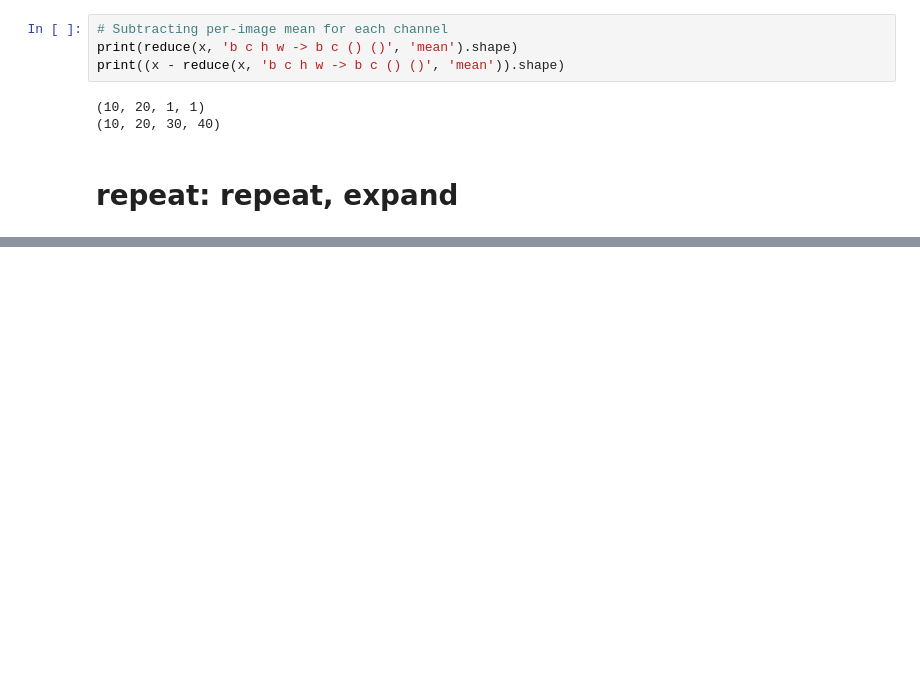
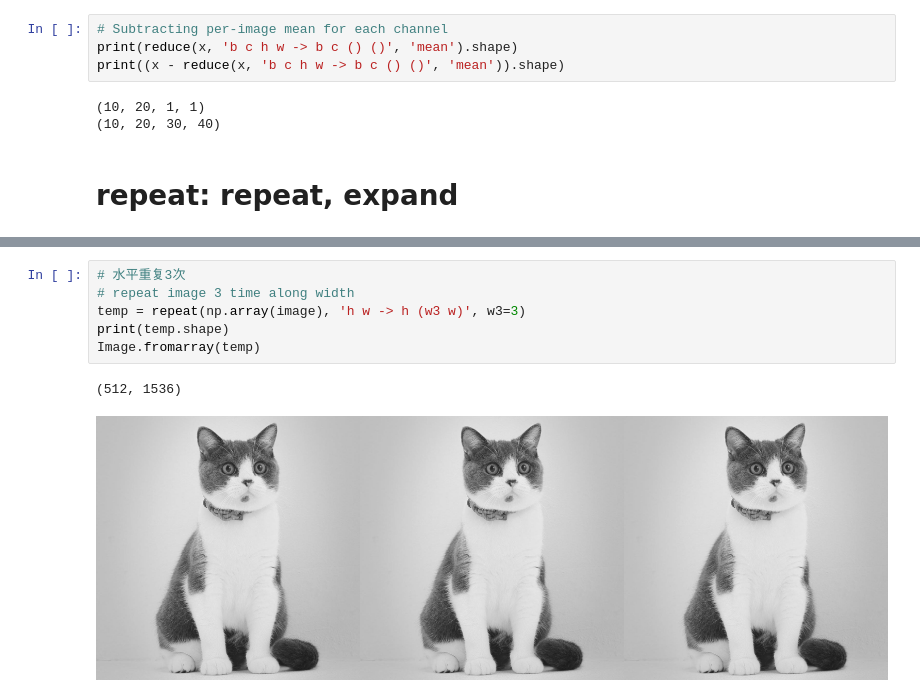
Before and after one commit to NagatoYuki0943/DL, a Jupyter notebook: Pytorch/01_PyTorch基本/05数学运算/einops einsum&rearrange&repeat&reduce.ipynb, the cells around one changed output, grey strips where cells are left out. Cells and saved outputs as stored; diff of their text form; blank space fills up the shorter version.

```diff
--- a/Pytorch/01_PyTorch基本/05数学运算/einops einsum&rearrange&repeat&reduce.ipynb
+++ b/Pytorch/01_PyTorch基本/05数学运算/einops einsum&rearrange&repeat&reduce.ipynb
@@ -239 +246,10 @@ repeat(image, 'h w -> (repeat h) w', repeat=2).shape
+# %%
+# 水平重复3次
+# repeat image 3 time along width
+temp = repeat(np.array(image), 'h w -> h (w3 w)', w3=3)
+print(temp.shape)
+Image.fromarray(temp)
+# %% [output]
+(512, 1536)
+[figure, added]
 # %%
```
Also changed, not shown: parts of 10 cells of this notebook, 1 other file.
